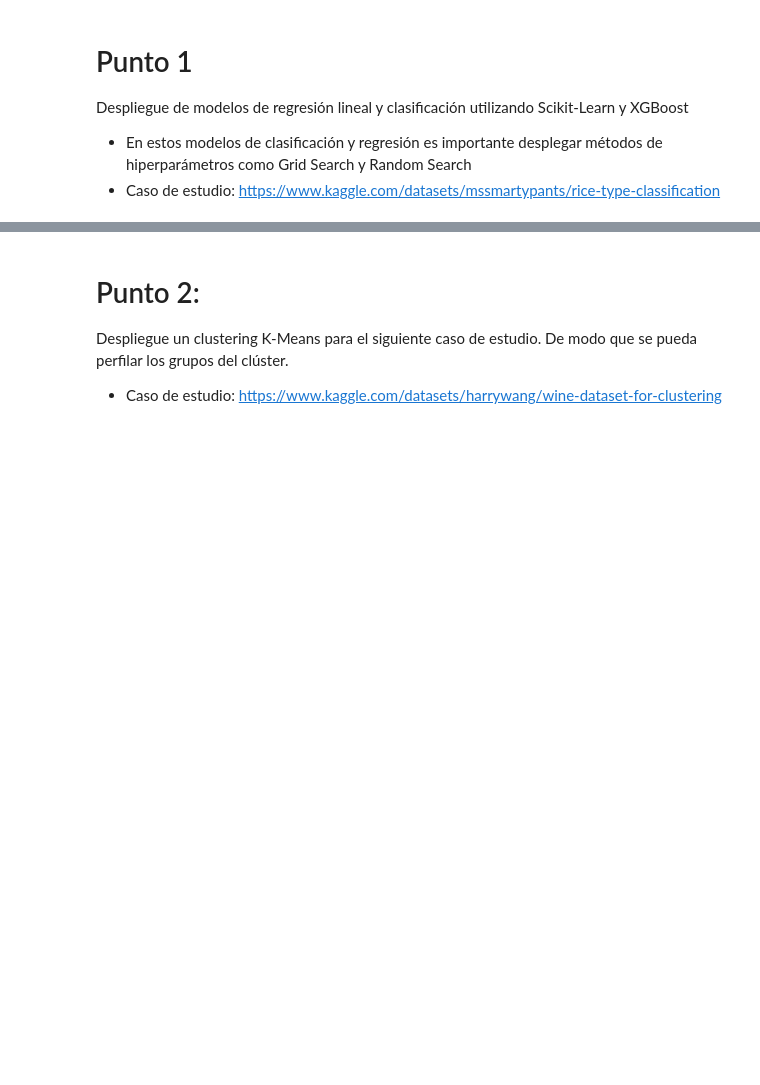
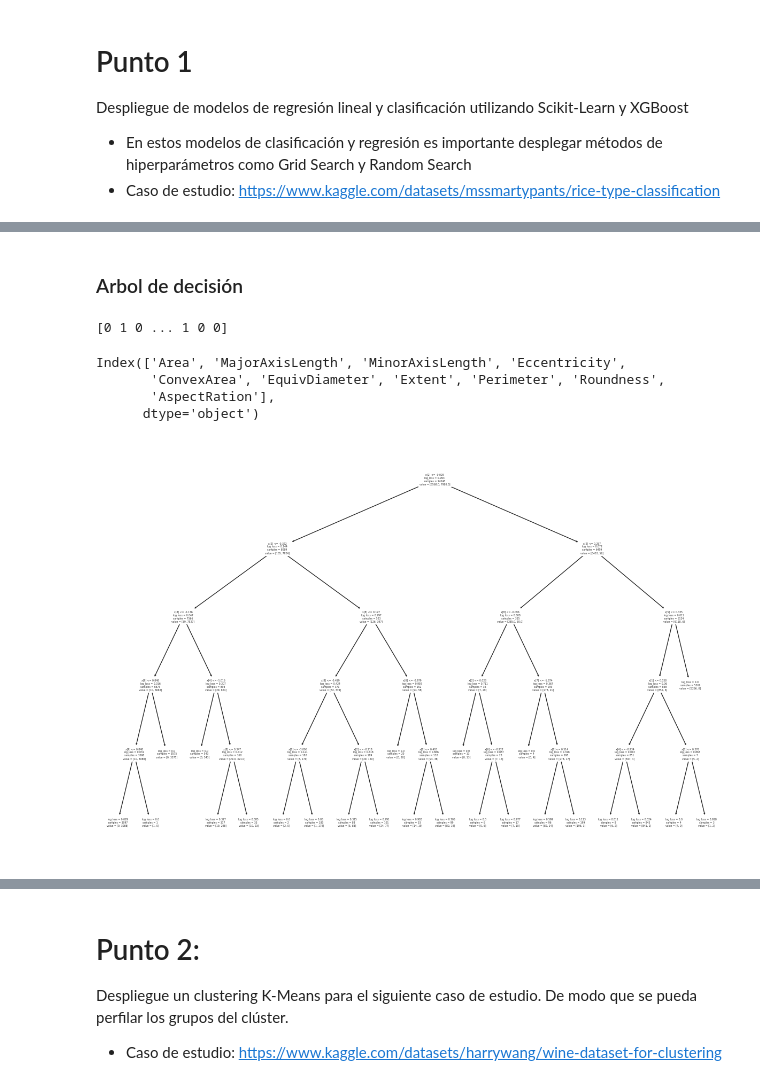
Before and after one commit to TalentoTech-IAA-2024/proyecto, a Jupyter notebook: Parte_1-3_Proyecto.ipynb, the cells around one changed output, grey strips where cells are left out. Saved outputs shown, nothing was run; the diff lists cells and outputs as text; code cells hidden in the pictures; blank space fills up the shorter version.

Commit message:
Regresion, Arboles

```diff
--- a/Parte_1-3_Proyecto.ipynb
+++ b/Parte_1-3_Proyecto.ipynb
@@ -14,0 +132,9 @@ Despliegue de modelos de regresión lineal y clasificación utilizando Scikit-Le
+# %%
+from sklearn.preprocessing import StandardScaler
+sc = StandardScaler()
+
+# Entrenar datos y transformarlos a datos normalizados o de entrenamiento
+X_train_sc = sc.fit_transform(X_train)
+
+# Solo transformamos los datos, no es necesario entrenar al modelo con estos datos porque estaríamos sesgando el modelo
+X_test_sc = sc.transform(X_test)
@@ -14,0 +144,9 @@ Despliegue de modelos de regresión lineal y clasificación utilizando Scikit-Le
+# %%
+from sklearn.linear_model import LogisticRegression
+rl = LogisticRegression()
+# Entrenar los datos
+rl.fit(X_train_sc,y_train)
+
+# Pasamos los datos de evaluación
+y_pred = rl.predict(X_test_sc)
+print(y_pred)
@@ -14,0 +171,5 @@ Despliegue de modelos de regresión lineal y clasificación utilizando Scikit-Le
+# %%
+from sklearn.feature_selection import RFE
+rfe = RFE(rl,n_features_to_select=4)
+rfe.fit(X_train_sc,y_train)
+list(zip(X_train.columns,rfe.support_,rfe.ranking_))
@@ -14,0 +194,30 @@ Despliegue de modelos de regresión lineal y clasificación utilizando Scikit-Le
+# %% [markdown]
+### Arbol de decisión
+# %%
+from sklearn.tree import DecisionTreeClassifier, plot_tree
+
+# el criterio puede ser log_loss o entropy
+treeclass = DecisionTreeClassifier(max_depth=5,criterion="log_loss")
+# entrenar modelo
+treeclass.fit(X_train_sc,y_train)
+# extraemos predicción
+y_pred_tree = treeclass.predict(X_test_sc)
+
+#listar predicciones
+print(y_pred_tree)
+# %% [output]
+[0 1 0 ... 1 0 0]
+# %%
+# variables analizadas, se conserva el orden
+print(X_train.columns)
+# %% [output]
+Index(['Area', 'MajorAxisLength', 'MinorAxisLength', 'Eccentricity',
+       'ConvexArea', 'EquivDiameter', 'Extent', 'Perimeter', 'Roundness',
+       'AspectRation'],
+      dtype='object')
+# %%
+plt.figure(figsize=(15, 10))
+plot_tree(treeclass)
+plt.show()
+# %% [output]
+[figure, added]
```
Also changed, not shown: parts of 23 cells of this notebook, 1 other file.
